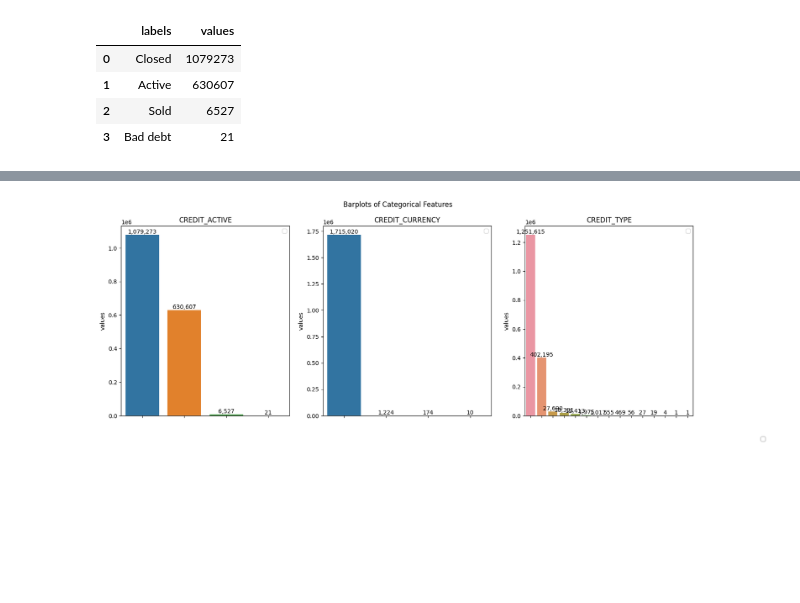
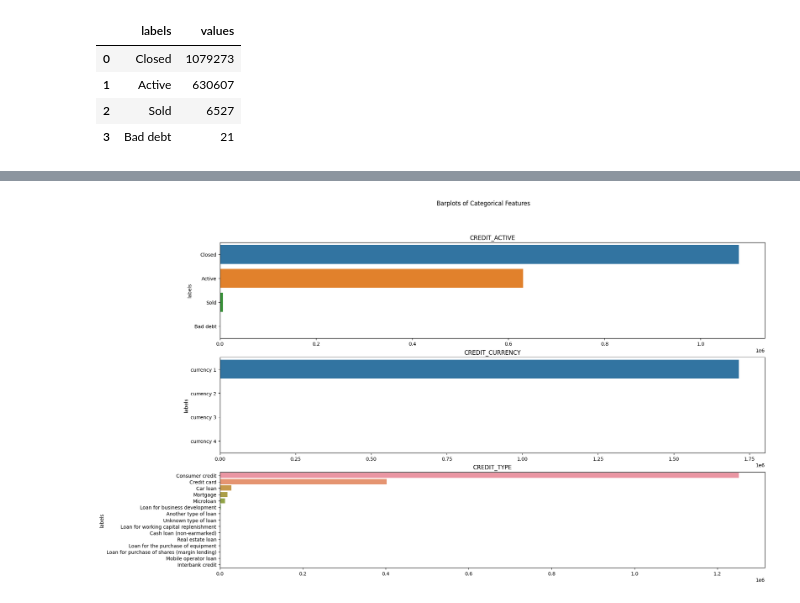
Before and after one commit to DaiTensa/projetscoring, a Jupyter notebook: notebook/01_EDA.ipynb, the cells around one changed output, grey strips where cells are left out. Drawn from its saved outputs; the diff is of its cells as text; code cells hidden in the pictures; blank space fills up the shorter version.

```diff
--- a/notebook/01_EDA.ipynb
+++ b/notebook/01_EDA.ipynb
@@ -1092,4 +1120,4 @@ data
 # %%
-bar_plots(bureau, features=['CREDIT_ACTIVE', 'CREDIT_CURRENCY', 'CREDIT_TYPE'],num_cols=3 )
+bar_plots_count(bureau, features=['CREDIT_ACTIVE', 'CREDIT_CURRENCY', 'CREDIT_TYPE'])
 # %% [output]
-[figure, old version]
+[figure, new version]
```
Also changed, not shown: parts of 11 cells of this notebook, 2 other files.
